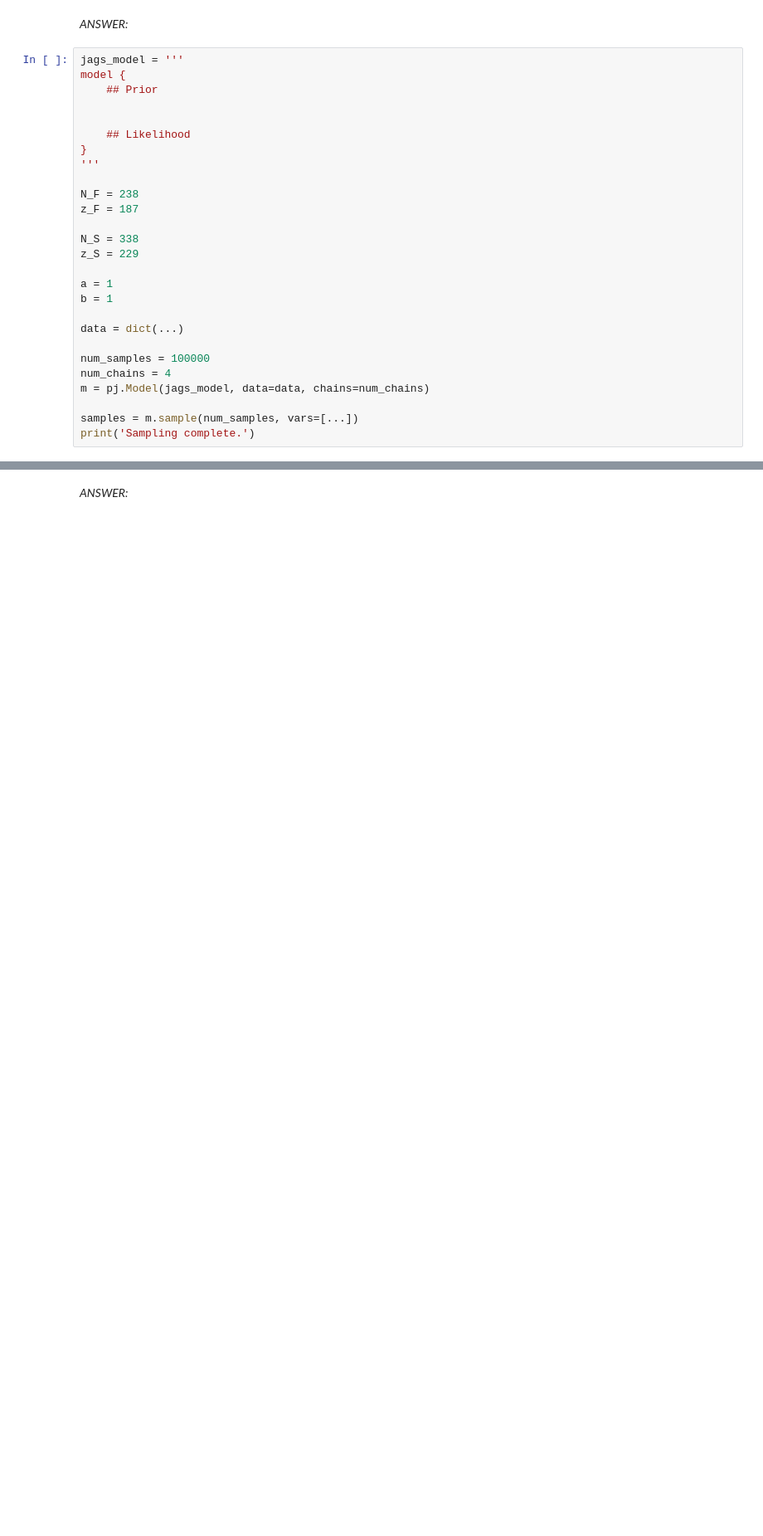
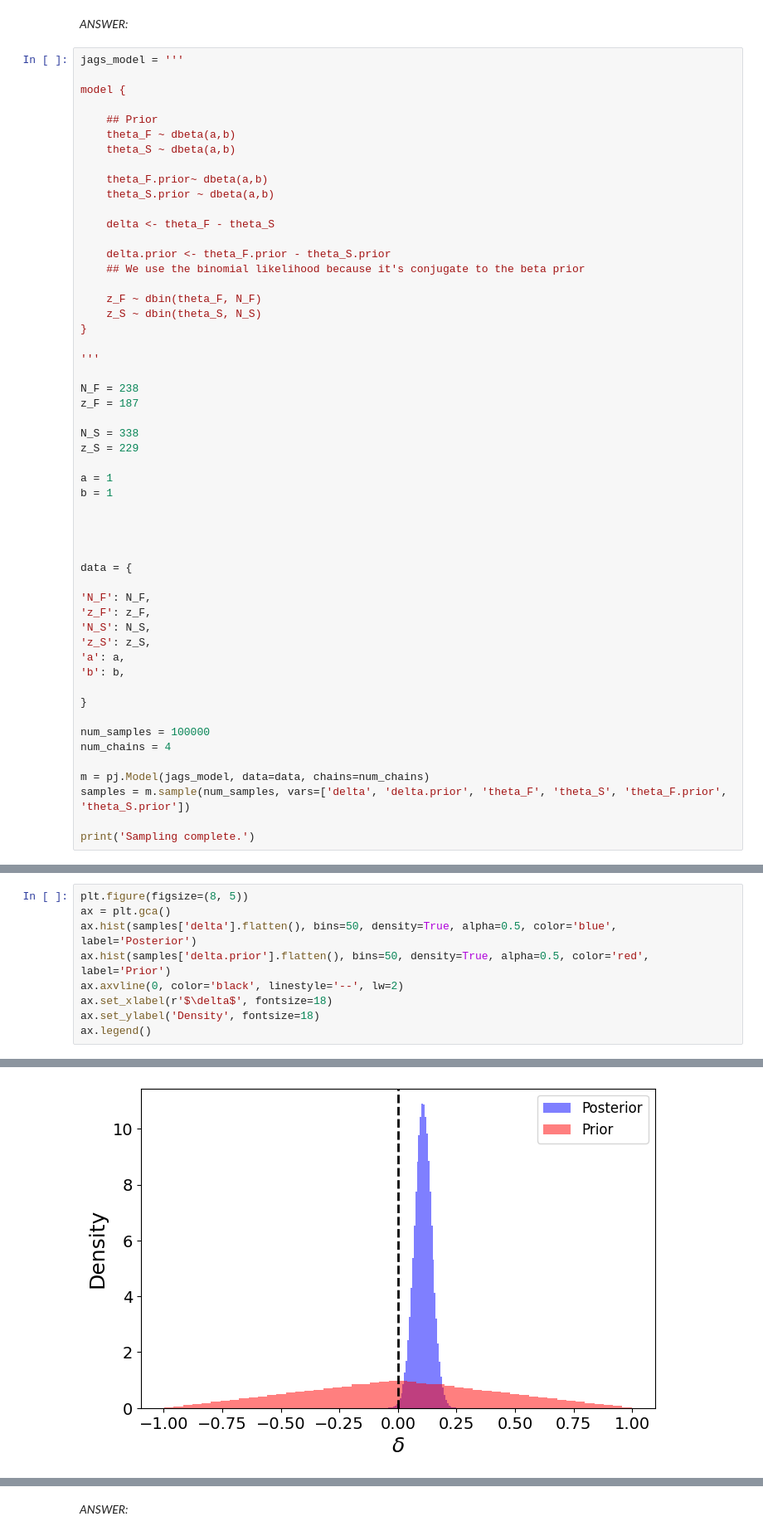
Before and after one commit to DerOeko/SOW-BKI203BS, a Jupyter notebook: LargeAssignment2/Big assignment 2 23-24.ipynb, the cells around one changed output, grey strips where cells are left out. Shown at 83% size. Drawn from its saved outputs; the diff is of its cells as text; blank space fills up the shorter version.

```diff
--- a/LargeAssignment2/Big assignment 2 23-24.ipynb
+++ b/LargeAssignment2/Big assignment 2 23-24.ipynb
@@ -202,12 +273,25 @@ This would give you samples from the posterior (`theta`) and from the prior (`th
 _ANSWER:_
 # %%
 jags_model = '''
+
 model {
+
     ## Prior
+    theta_F ~ dbeta(a,b)
+    theta_S ~ dbeta(a,b)
 
+    theta_F.prior~ dbeta(a,b)
+    theta_S.prior ~ dbeta(a,b)
 
-    ## Likelihood
+	delta <- theta_F - theta_S
+
+	delta.prior <- theta_F.prior - theta_S.prior
+    ## We use the binomial likelihood because it's conjugate to the beta prior
+
+    z_F ~ dbin(theta_F, N_F)
+    z_S ~ dbin(theta_S, N_S)
 }
+
 '''
 
 N_F = 238
@@ -219,11 +303,24 @@ z_S = 229
 a = 1
 b = 1
 
-data = dict(...)
+
+
+
+data = {
+
+'N_F': N_F,
+'z_F': z_F,
+'N_S': N_S,
+'z_S': z_S,
+'a': a,
+'b': b,
+
+}
 
 num_samples = 100000
 num_chains = 4
+
 m = pj.Model(jags_model, data=data, chains=num_chains)
+samples = m.sample(num_samples, vars=['delta', 'delta.prior', 'theta_F', 'theta_S', 'theta_F.prior', 'theta_S.prior'])
 
-samples = m.sample(num_samples, vars=[...])
 print('Sampling complete.')
@@ -233,0 +331,10 @@ ax = plt.gca()
+# %%
+plt.figure(figsize=(8, 5))
+ax = plt.gca()
+ax.hist(samples['delta'].flatten(), bins=50, density=True, alpha=0.5, color='blue', label='Posterior')
+ax.hist(samples['delta.prior'].flatten(), bins=50, density=True, alpha=0.5, color='red', label='Prior')
+ax.axvline(0, color='black', linestyle='--', lw=2)
+ax.set_xlabel(r'$\delta$', fontsize=18)
+ax.set_ylabel('Density', fontsize=18)
+ax.legend()
+# %% [output]
@@ -234,3 +342,4 @@ ax = plt.gca()
+[figure, added]
 # %% [markdown]
 In order to compute the Savage-Dickey density ratio, we need to obtain the probabilities indicated at the value $\delta=0$ in these histograms. However, reading that with the naked eye from histograms is not particularly accurate. Instead, we shall use _kernel density estimation_. This technique smooths the histogram, but also allows us to query the probability density function that the histogram approximates, at any location of our choice. The function we use is `scipy.stats.gaussian_kde` (see https://docs.scipy.org/doc/scipy/reference/generated/scipy.stats.gaussian_kde.html). The term 'Gaussian' has to do with how it smooths the histogram, not with the distributions we use in our model!
 
```
Also changed, not shown: parts of 30 cells of this notebook.
